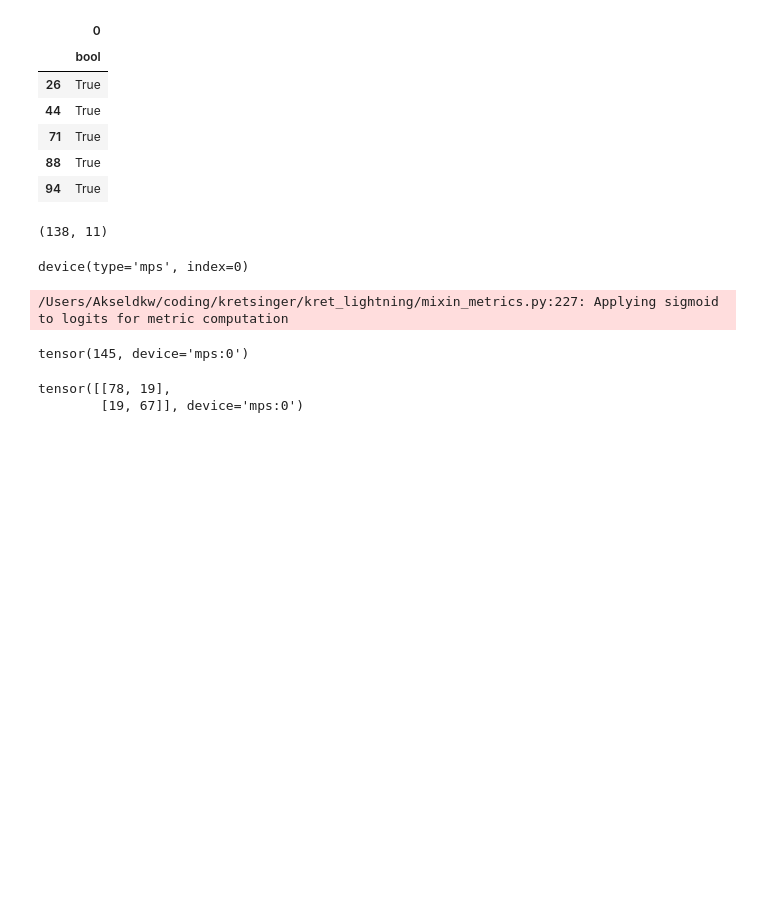
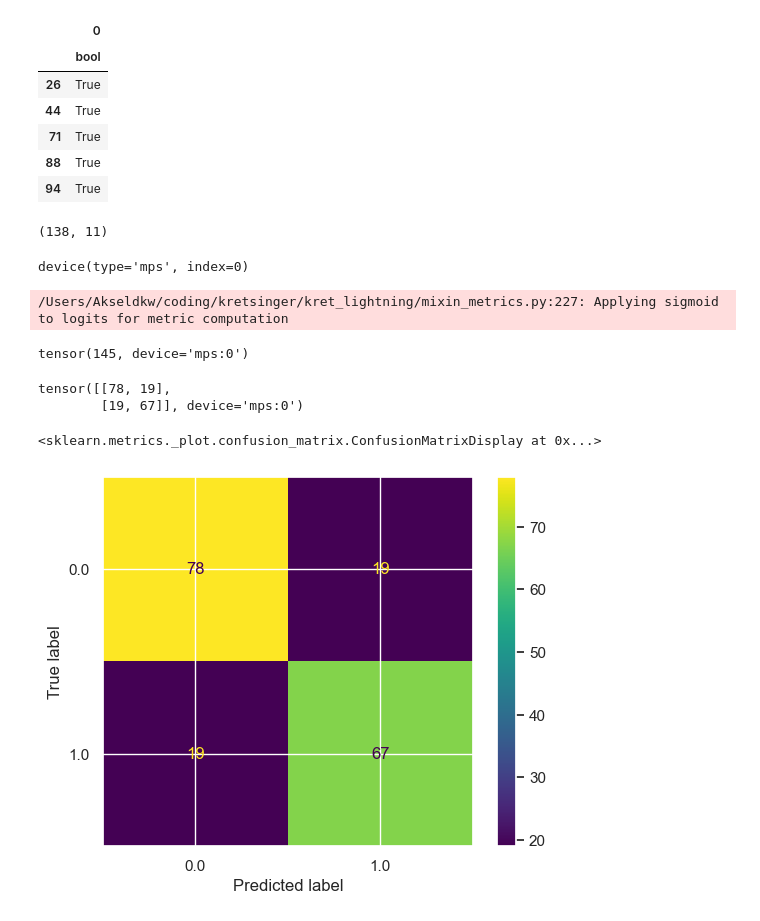
Before and after one commit to akseldkw07/kret_projects, a Jupyter notebook: projects/heart_failure/heart-failure-optuna-load.ipynb, the cells around one changed output. Drawn from its saved outputs; the diff is of its cells as text; code cells hidden in the pictures; blank space fills up the shorter version.

Commit message:
confusion-matrix Modified: - heart-failure-optuna-load.ipynb

```diff
--- a/projects/heart_failure/heart-failure-optuna-load.ipynb
+++ b/projects/heart_failure/heart-failure-optuna-load.ipynb
@@ -210,0 +213,5 @@ tensor([[78, 19],
+# %%
+ConfusionMatrixDisplay.from_predictions(y_val.cpu(), preds.cpu())
+# %% [output]
+<sklearn.metrics._plot.confusion_matrix.ConfusionMatrixDisplay at 0x...>
+[figure, added]
```
Also changed, not shown: parts of 5 cells of this notebook.
